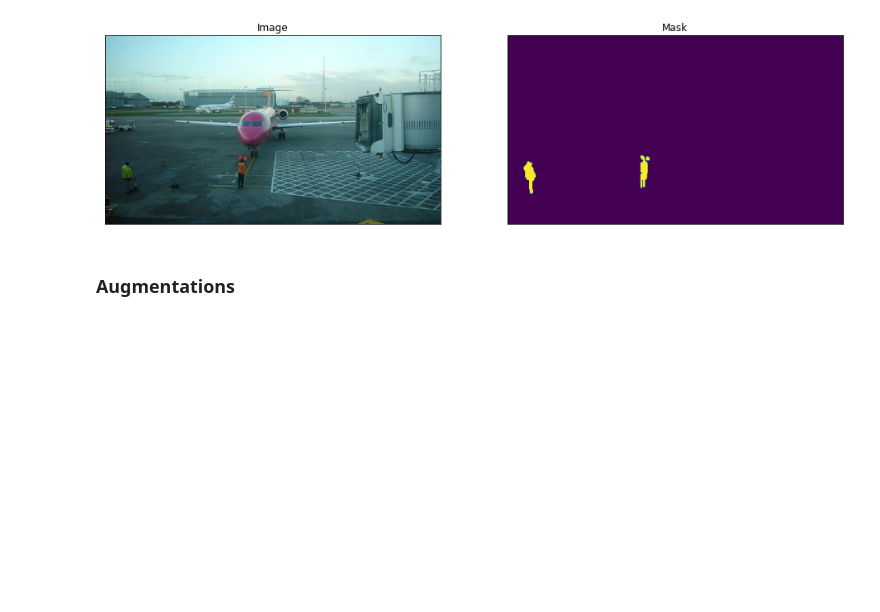
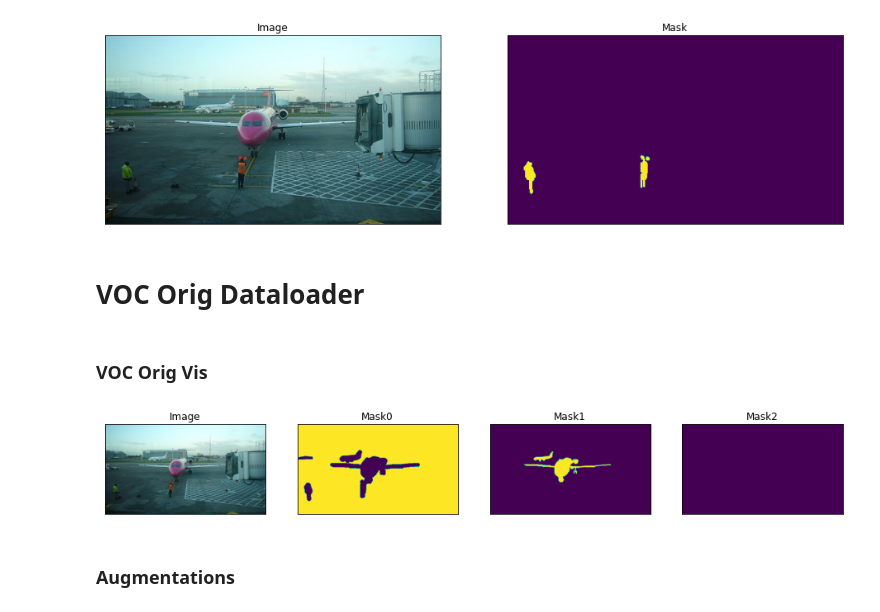
Before and after one commit to spitzertim/smp-playground, a Jupyter notebook: smp.ipynb, the cells around one changed output. Cells and saved outputs as stored; diff of their text form; code cells hidden in the pictures; blank space fills up the shorter version.

Commit message:
Training

```diff
--- a/smp.ipynb
+++ b/smp.ipynb
@@ -150 +155,13 @@ visualize(
+# %%
+VOC_CLASSES = [
+    "background", "aeroplane", "bicycle", "bird", "boat", "bottle", "bus", "car",
+    "cat", "chair", "cow", "diningtable", "dog", "horse", "motorbike",
+    "person", "potted plant", "sheep", "sofa", "train", "tv/monitor",
+]
+
+VOC_COLORMAP = [
+    [0, 0, 0], [128, 0, 0], [0, 128, 0], [128, 128, 0], [0, 0, 128], [128, 0, 128], [0, 128, 128], [128, 128, 128],
+    [64, 0, 0], [192, 0, 0], [64, 128, 0], [192, 128, 0], [64, 0, 128], [192, 0, 128], [64, 128, 128],
+    [192, 128, 128], [0, 64, 0], [128, 64, 0], [0, 192, 0], [128, 192, 0], [0, 64, 128],
+]
 # %%
@@ -223,3 +224,5 @@ visualize(
 )
 # %% [output]
 [figure]
+# %% [markdown]
+# VOC Orig Dataloader
@@ -226,3 +265,20 @@ visualize(
+# %% [markdown]
+### VOC Orig Vis
+# %%
+# dataset = TransformedVOC(root="data/", image_set="trainval", classes=["person"])
+dataset = VOCOrig(root="data/", image_set="trainval")
+
+example_image, example_mask = dataset[0] # get some sample
+
+
+visualize(
+    image=example_image,
+    mask0=example_mask[:,:,0],
+    mask1=example_mask[:,:,1],
+    mask2=example_mask[:,:,2],
+)
+# %% [output]
+[figure, added]
 # %% [markdown]
 ### Augmentations
 # %% [markdown]
```
Also changed, not shown: parts of 29 cells of this notebook, 3 other files.
